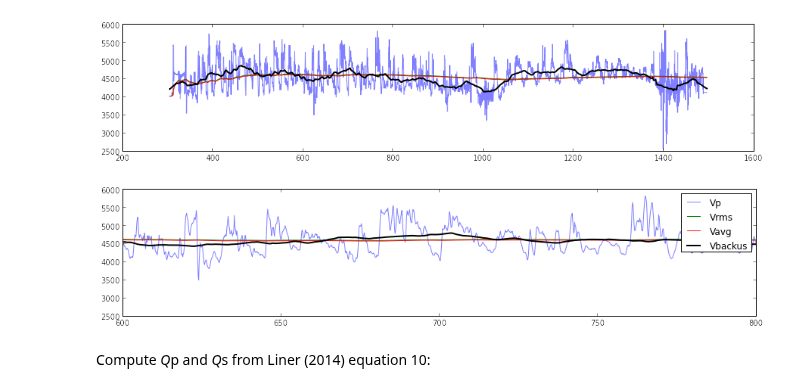
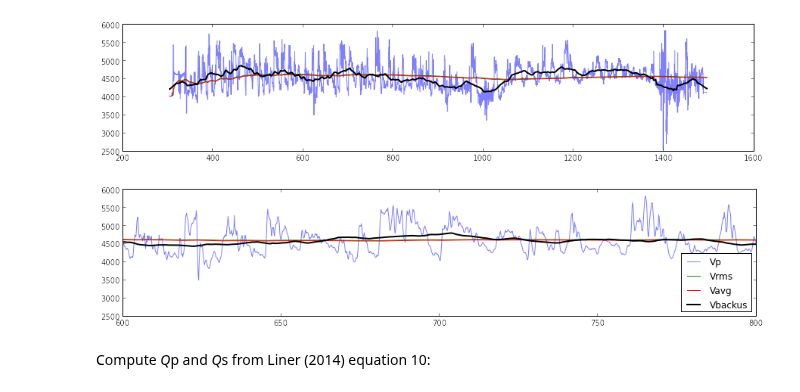
Before and after one commit to kwinkunks/notebooks, a Jupyter notebook: Backus.ipynb, the cells around one changed output. Cells and saved outputs as stored; diff of their text form; code cells hidden in the pictures.

```diff
--- a/Backus.ipynb
+++ b/Backus.ipynb
@@ -343,14 +343,14 @@ plt.show()
 # %%
 plt.figure(figsize=[15,3])
 plt.plot(z_tnt, vp_tnt, alpha=0.5, label='Vp')
 plt.plot(z_tnt, rms, label='Vrms')
 plt.plot(z_tnt, avg, label='Vavg')
 plt.plot(z_tnt, vp0, 'k', lw=2, label='Vbackus')
 plt.xlim((600,800))
-plt.legend()
+plt.legend(loc='best')
 plt.show()
 # %% [output]
-[figure, old version]
+[figure, new version]
 # %% [markdown]
 Compute *Q*p and *Q*s from Liner (2014) equation 10:
 # %%
```
Also changed, not shown: parts of 8 cells of this notebook.
